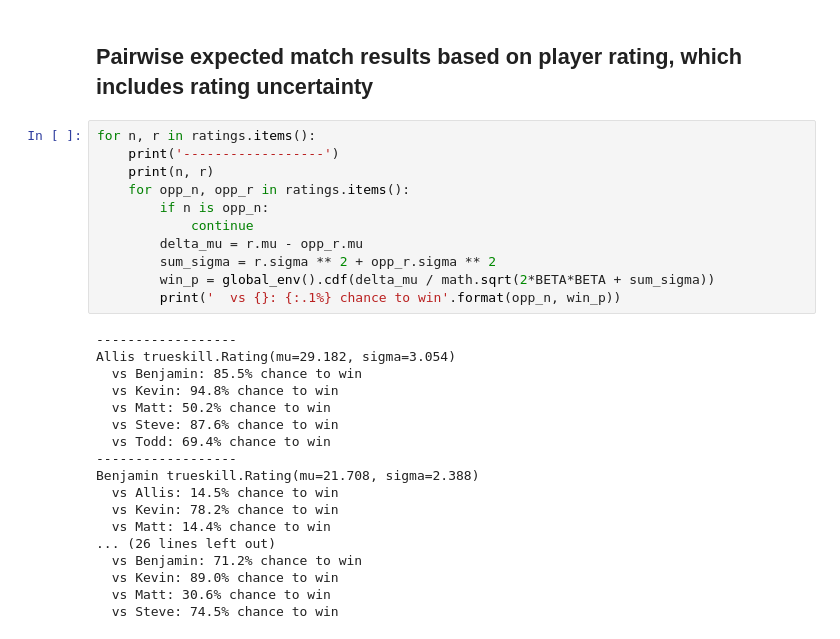
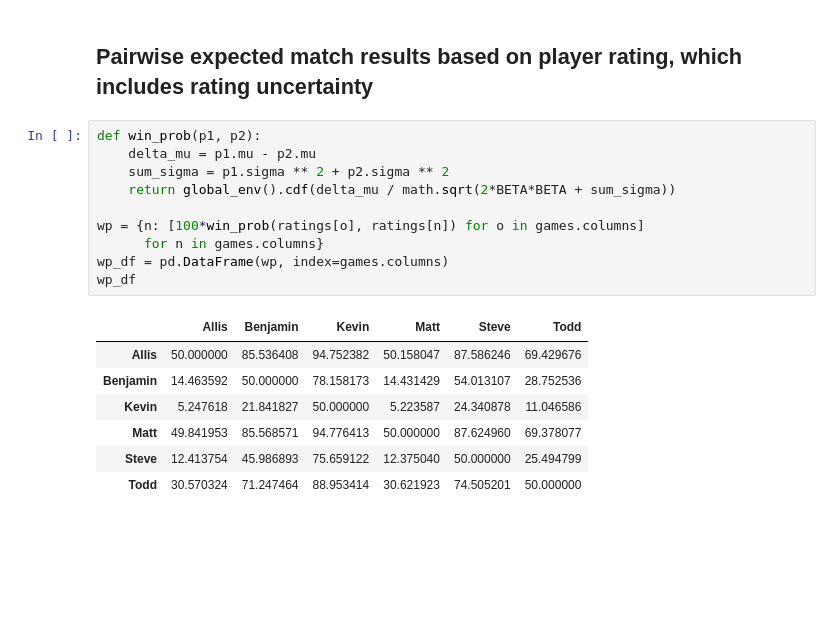
Before and after one commit to ThePlaidMentat/warrank, a Jupyter notebook: RedRankTrueSkill.ipynb, the cells around one changed output. Saved outputs shown, nothing was run; the diff lists cells and outputs as text; blank space fills up the shorter version.

```diff
--- a/RedRankTrueSkill.ipynb
+++ b/RedRankTrueSkill.ipynb
@@ -135,31 +120,20 @@ plt.legend(loc='center right', bbox_to_anchor=(1.2, 0.5))
 # %% [markdown]
 ## Pairwise expected match results based on player rating, which includes rating uncertainty
-# %%
-for n, r in ratings.items():
-    print('------------------')
-    print(n, r)
-    for opp_n, opp_r in ratings.items():
-        if n is opp_n:
-            continue
-        delta_mu = r.mu - opp_r.mu
-        sum_sigma = r.sigma ** 2 + opp_r.sigma ** 2
-        win_p = global_env().cdf(delta_mu / math.sqrt(2*BETA*BETA + sum_sigma))
-        print('  vs {}: {:.1%} chance to win'.format(opp_n, win_p))
-# %% [output]
-------------------
-Allis trueskill.Rating(mu=29.182, sigma=3.054)
-  vs Benjamin: 85.5% chance to win
-  vs Kevin: 94.8% chance to win
-  vs Matt: 50.2% chance to win
-  vs Steve: 87.6% chance to win
-  vs Todd: 69.4% chance to win
-------------------
-Benjamin trueskill.Rating(mu=21.708, sigma=2.388)
-  vs Allis: 14.5% chance to win
-  vs Kevin: 78.2% chance to win
-  vs Matt: 14.4% chance to win
-... (26 lines left out)
-  vs Benjamin: 71.2% chance to win
-  vs Kevin: 89.0% chance to win
-  vs Matt: 30.6% chance to win
-  vs Steve: 74.5% chance to win
+# %%
+def win_prob(p1, p2):
+    delta_mu = p1.mu - p2.mu
+    sum_sigma = p1.sigma ** 2 + p2.sigma ** 2
+    return global_env().cdf(delta_mu / math.sqrt(2*BETA*BETA + sum_sigma))
+
+wp = {n: [100*win_prob(ratings[o], ratings[n]) for o in games.columns]
+      for n in games.columns}
+wp_df = pd.DataFrame(wp, index=games.columns)
+wp_df
+# %% [output]
+|  | Allis | Benjamin | Kevin | Matt | Steve | Todd |
+| Allis | 50.000000 | 85.536408 | 94.752382 | 50.158047 | 87.586246 | 69.429676 |
+| Benjamin | 14.463592 | 50.000000 | 78.158173 | 14.431429 | 54.013107 | 28.752536 |
+| Kevin | 5.247618 | 21.841827 | 50.000000 | 5.223587 | 24.340878 | 11.046586 |
+| Matt | 49.841953 | 85.568571 | 94.776413 | 50.000000 | 87.624960 | 69.378077 |
+| Steve | 12.413754 | 45.986893 | 75.659122 | 12.375040 | 50.000000 | 25.494799 |
+| Todd | 30.570324 | 71.247464 | 88.953414 | 30.621923 | 74.505201 | 50.000000 |
```
Also changed, not shown: parts of 7 cells of this notebook.
